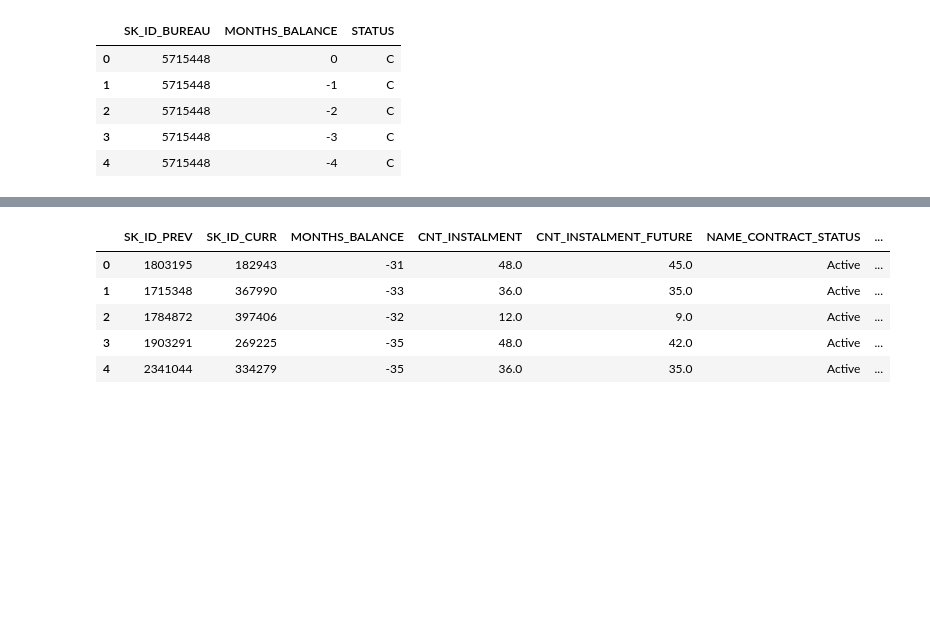
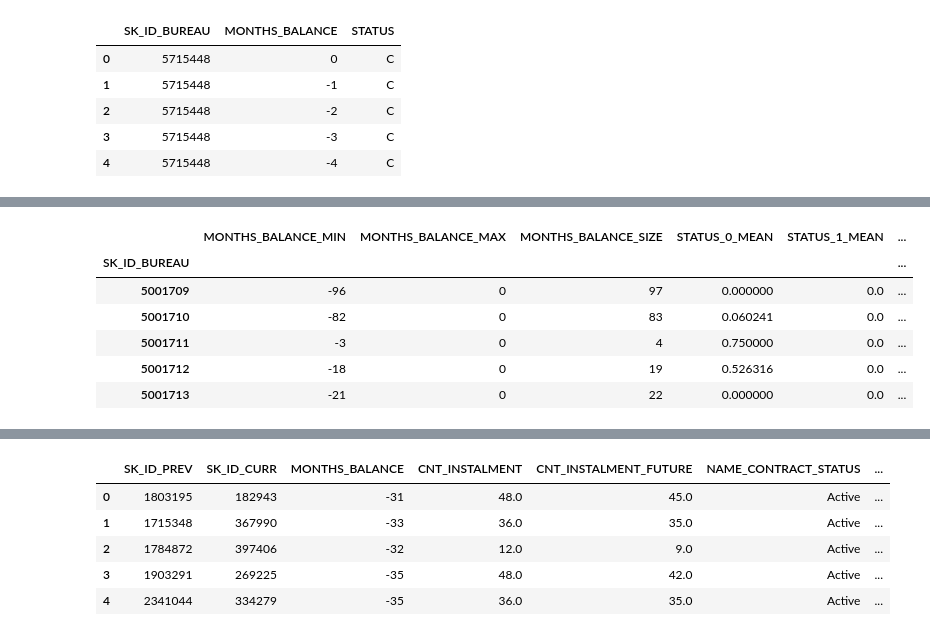
Before and after one commit to hwanghw/dataana, a Jupyter notebook: data_preparation_track2.ipynb, the cells around one changed output, grey strips where cells are left out. Drawn from its saved outputs; the diff is of its cells as text; code cells hidden in the pictures; blank space fills up the shorter version.

```diff
--- a/data_preparation_track2.ipynb
+++ b/data_preparation_track2.ipynb
@@ -216,0 +239,16 @@ bureau_balance.head()
+# %%
+bb_aggregations = {'MONTHS_BALANCE': ['min', 'max', 'size']}
+for col in bb_cat:
+    bb_aggregations[col] = ['mean']
+bb_agg = bb.groupby('SK_ID_BUREAU').agg(bb_aggregations)
+bb_agg.columns = pd.Index([e[0] + "_" + e[1].upper() for e in bb_agg.columns.tolist()])
+# %%
+bb_agg.head()
+# %% [output]
+|  | MONTHS_BALANCE_MIN | MONTHS_BALANCE_MAX | MONTHS_BALANCE_SIZE | STATUS_0_MEAN | STATUS_1_MEAN | ... |
+| SK_ID_BUREAU |  |  |  |  |  | ... |
+| 5001709 | -96 | 0 | 97 | 0.000000 | 0.0 | ... |
+| 5001710 | -82 | 0 | 83 | 0.060241 | 0.0 | ... |
+| 5001711 | -3 | 0 | 4 | 0.750000 | 0.0 | ... |
+| 5001712 | -18 | 0 | 19 | 0.526316 | 0.0 | ... |
+| 5001713 | -21 | 0 | 22 | 0.000000 | 0.0 | ... |
```
Also changed, not shown: parts of 4 cells of this notebook, 3 other files.
